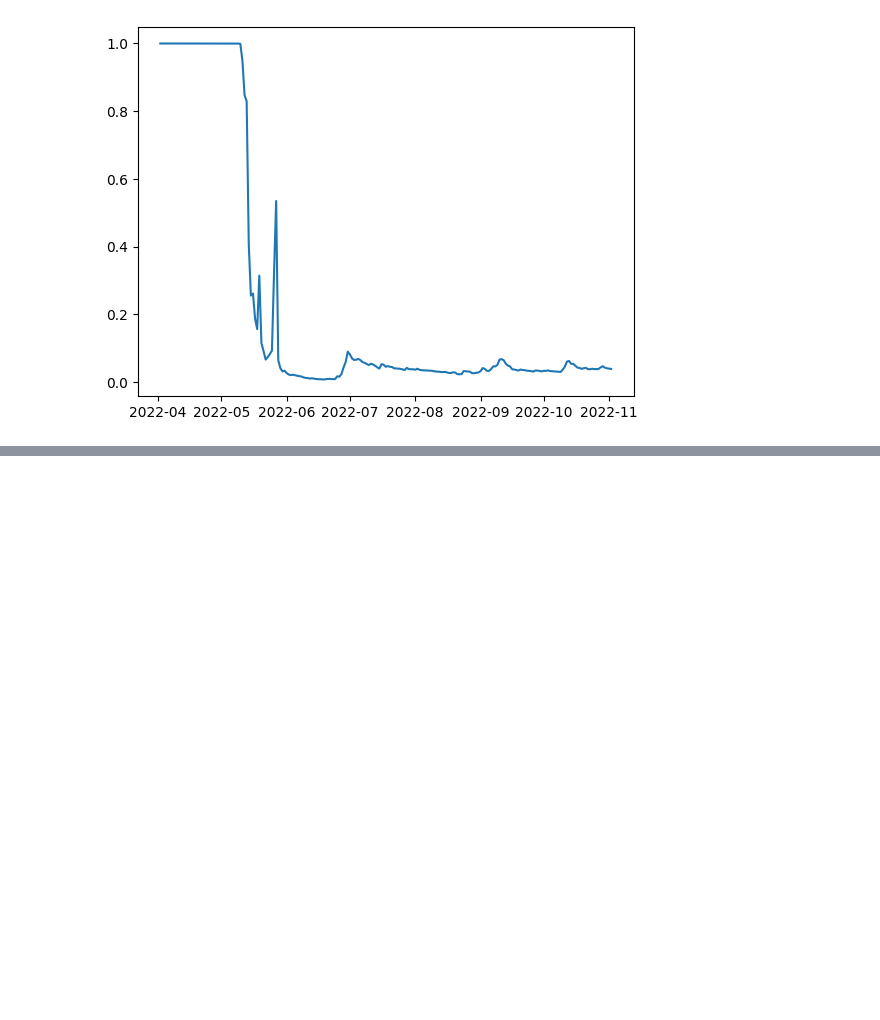
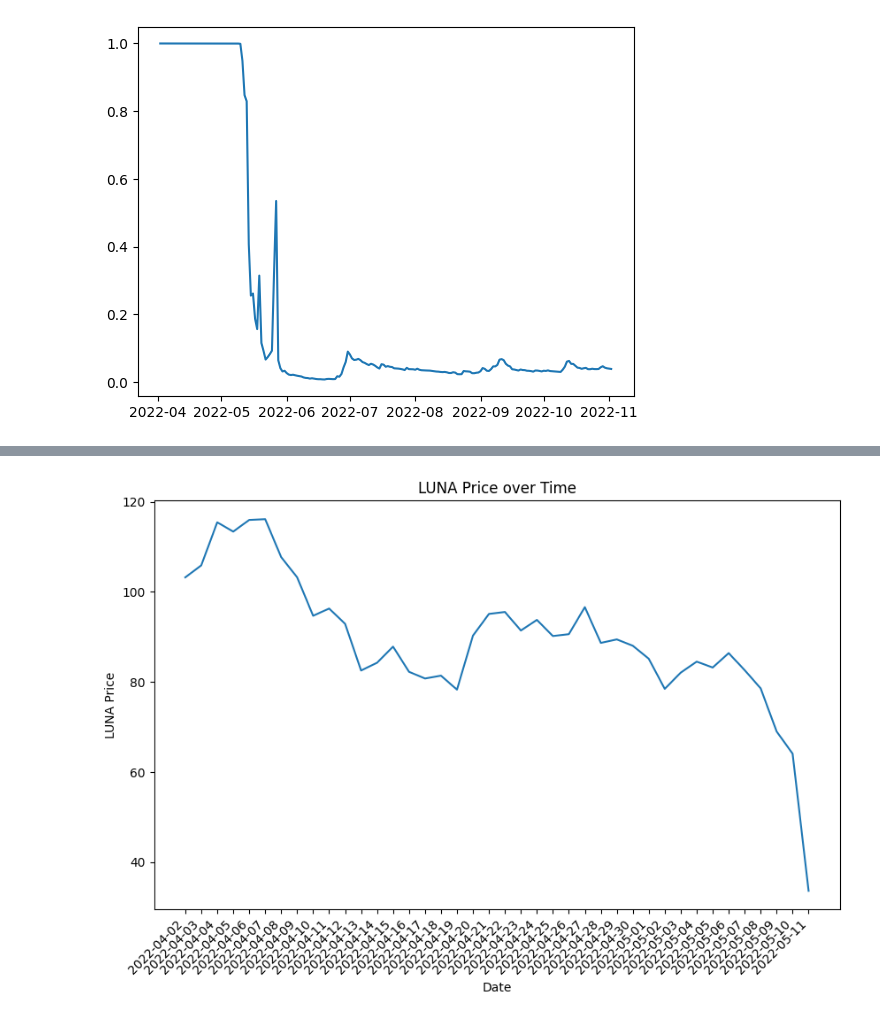
Before and after one commit to ChowchowWorks/DataBusters, a Jupyter notebook: src/crypto_prices.ipynb, the cells around one changed output, grey strips where cells are left out. Saved outputs shown, nothing was run; the diff lists cells and outputs as text; code cells hidden in the pictures; blank space fills up the shorter version.

```diff
--- a/src/crypto_prices.ipynb
+++ b/src/crypto_prices.ipynb
@@ -218,0 +248,10 @@ plt.show()
+# %%
+plt.figure(figsize=(10, 6))
+plt.plot(wluna['datetime'][:40],wluna['open'][:40])
+plt.xticks(wluna['datetime'][:40], rotation = 45, ha = 'right')
+plt.xlabel("Date")
+plt.ylabel("LUNA Price")
+plt.title("LUNA Price over Time")
+plt.show()
+# %% [output]
+[figure, added]
```
Also changed, not shown: parts of 8 cells of this notebook, 1 other file.
